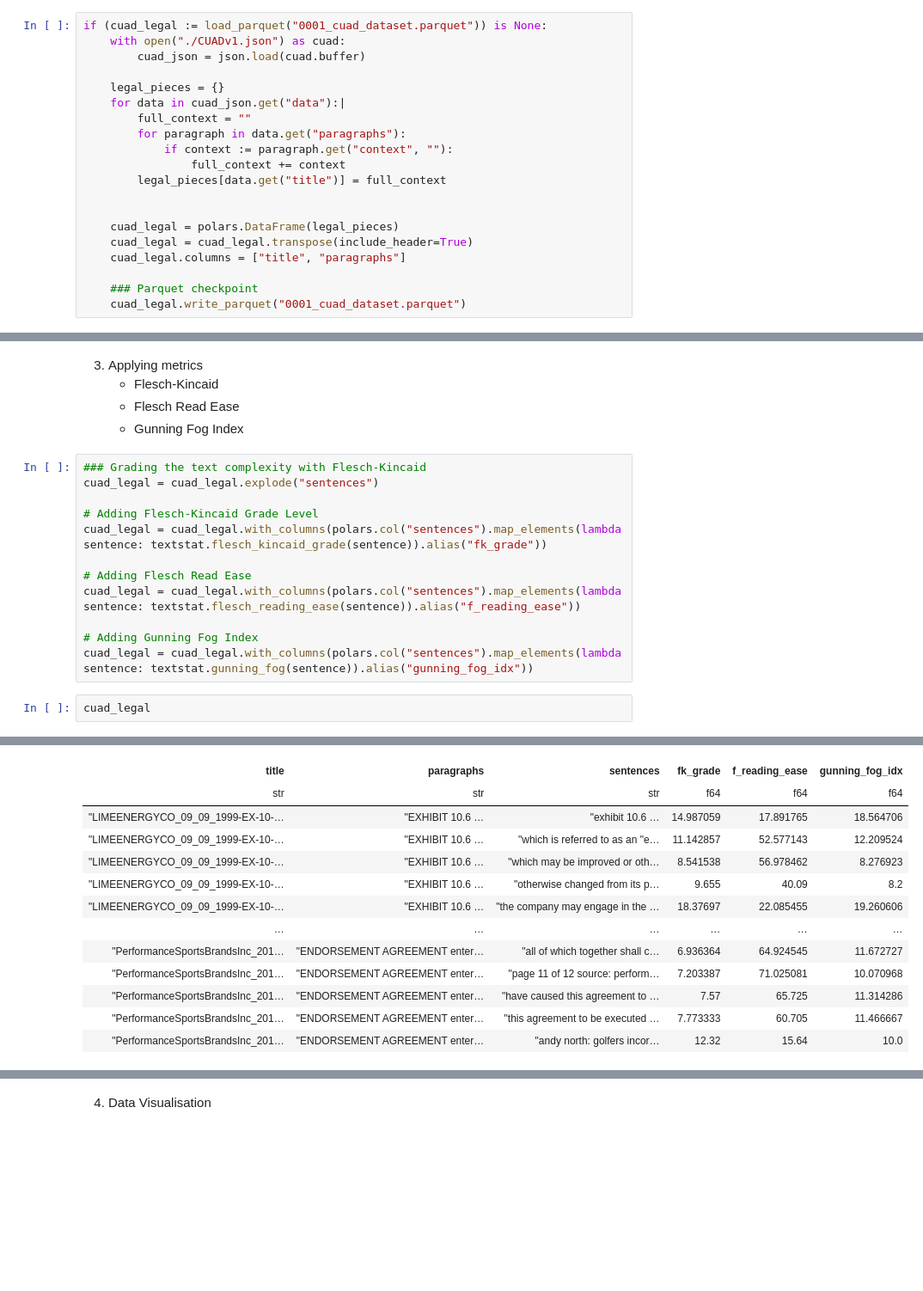
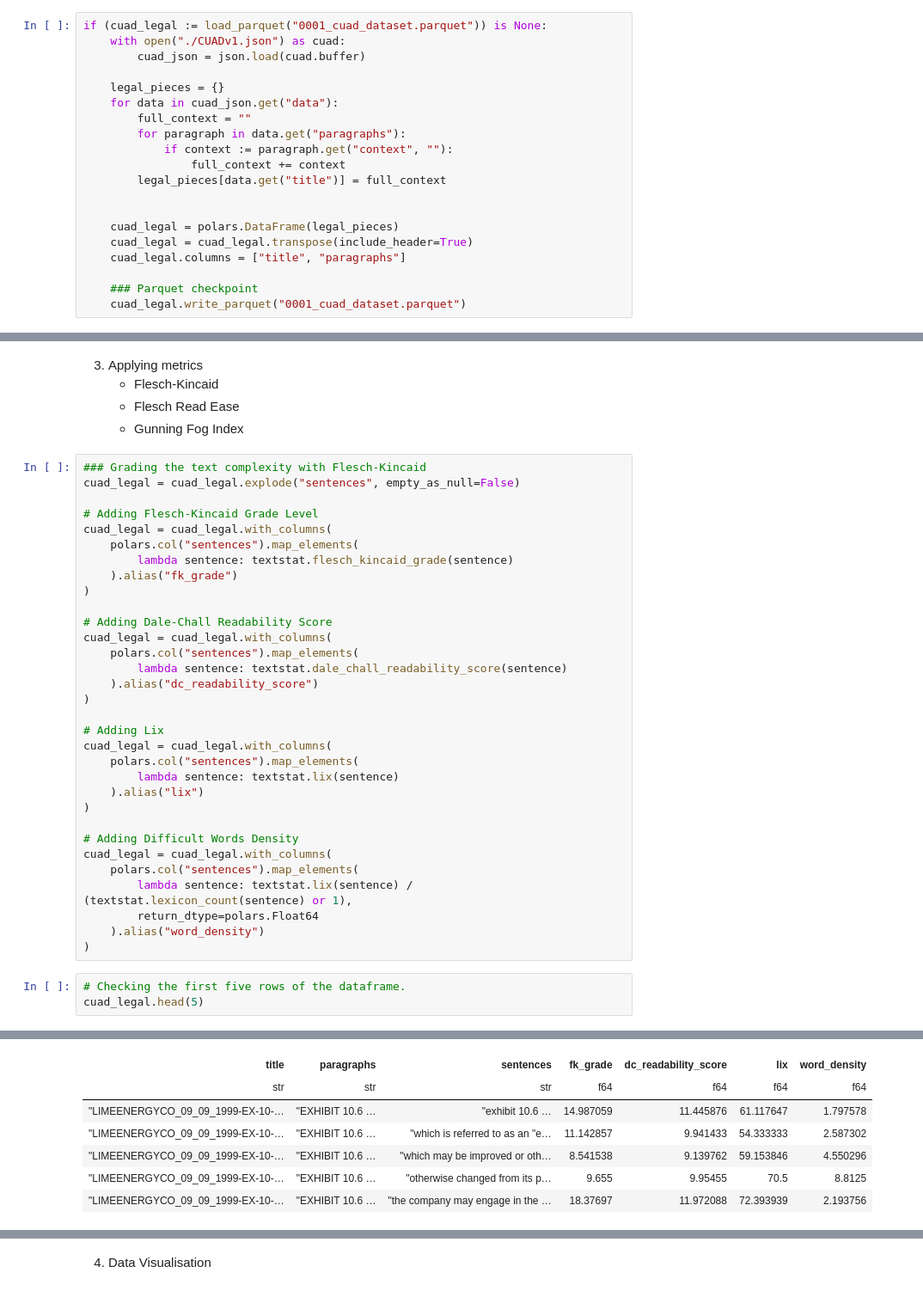
Before and after one commit to danilopsss/uol_capstone_project, a Jupyter notebook: CUAD/cuad.ipynb, the cells around one changed output, grey strips where cells are left out. Shown at 86% size. Cells and saved outputs as stored; diff of their text form; blank space fills up the shorter version.

```diff
--- a/CUAD/cuad.ipynb
+++ b/CUAD/cuad.ipynb
@@ -53,7 +95,7 @@ if (cuad_legal := load_parquet("0001_cuad_dataset.parquet")) is None:
         cuad_json = json.load(cuad.buffer)
 
     legal_pieces = {}
-    for data in cuad_json.get("data"):|
+    for data in cuad_json.get("data"):
         full_context = ""
         for paragraph in data.get("paragraphs"):
             if context := paragraph.get("context", ""):
@@ -133,16 +156,37 @@ This error occurred in the following expression:
     - Gunning Fog Index
 # %%
 ### Grading the text complexity with Flesch-Kincaid
-cuad_legal = cuad_legal.explode("sentences")
+cuad_legal = cuad_legal.explode("sentences", empty_as_null=False)
 
 # Adding Flesch-Kincaid Grade Level
-cuad_legal = cuad_legal.with_columns(polars.col("sentences").map_elements(lambda sentence: textstat.flesch_kincaid_grade(sentence)).alias("fk_grade"))
+cuad_legal = cuad_legal.with_columns(
+    polars.col("sentences").map_elements(
+        lambda sentence: textstat.flesch_kincaid_grade(sentence)
+    ).alias("fk_grade")
+)
 
-# Adding Flesch Read Ease
-cuad_legal = cuad_legal.with_columns(polars.col("sentences").map_elements(lambda sentence: textstat.flesch_reading_ease(sentence)).alias("f_reading_ease"))
+# Adding Dale-Chall Readability Score
+cuad_legal = cuad_legal.with_columns(
+    polars.col("sentences").map_elements(
+        lambda sentence: textstat.dale_chall_readability_score(sentence)
+    ).alias("dc_readability_score")
+)
 
-# Adding Gunning Fog Index
-cuad_legal = cuad_legal.with_columns(polars.col("sentences").map_elements(lambda sentence: textstat.gunning_fog(sentence)).alias("gunning_fog_idx"))
+# Adding Lix
+cuad_legal = cuad_legal.with_columns(
+    polars.col("sentences").map_elements(
+        lambda sentence: textstat.lix(sentence)
+    ).alias("lix")
+)
+
+# Adding Difficult Words Density
+cuad_legal = cuad_legal.with_columns(
+    polars.col("sentences").map_elements(
+        lambda sentence: textstat.lix(sentence) / (textstat.lexicon_count(sentence) or 1),
+        return_dtype=polars.Float64
+    ).alias("word_density")
+)
 # %%
-cuad_legal
+# Checking the first five rows of the dataframe.
+cuad_legal.head(5)
 # %% [output]
@@ -150,13 +194,7 @@ shape: (255_105, 6)
-| title | paragraphs | sentences | fk_grade | f_reading_ease | gunning_fog_idx |
-| str | str | str | f64 | f64 | f64 |
-| "LIMEENERGYCO_09_09_1999-EX-10-… | "EXHIBIT 10.6 … | "exhibit 10.6 … | 14.987059 | 17.891765 | 18.564706 |
-| "LIMEENERGYCO_09_09_1999-EX-10-… | "EXHIBIT 10.6 … | "which is referred to as an "e… | 11.142857 | 52.577143 | 12.209524 |
-| "LIMEENERGYCO_09_09_1999-EX-10-… | "EXHIBIT 10.6 … | "which may be improved or oth… | 8.541538 | 56.978462 | 8.276923 |
-| "LIMEENERGYCO_09_09_1999-EX-10-… | "EXHIBIT 10.6 … | "otherwise changed from its p… | 9.655 | 40.09 | 8.2 |
-| "LIMEENERGYCO_09_09_1999-EX-10-… | "EXHIBIT 10.6 … | "the company may engage in the … | 18.37697 | 22.085455 | 19.260606 |
-| … | … | … | … | … | … |
-| "PerformanceSportsBrandsInc_201… | "ENDORSEMENT AGREEMENT enter… | "all of which together shall c… | 6.936364 | 64.924545 | 11.672727 |
-| "PerformanceSportsBrandsInc_201… | "ENDORSEMENT AGREEMENT enter… | "page 11 of 12 source: perform… | 7.203387 | 71.025081 | 10.070968 |
-| "PerformanceSportsBrandsInc_201… | "ENDORSEMENT AGREEMENT enter… | "have caused this agreement to … | 7.57 | 65.725 | 11.314286 |
-| "PerformanceSportsBrandsInc_201… | "ENDORSEMENT AGREEMENT enter… | "this agreement to be executed … | 7.773333 | 60.705 | 11.466667 |
-| "PerformanceSportsBrandsInc_201… | "ENDORSEMENT AGREEMENT enter… | "andy north: golfers incor… | 12.32 | 15.64 | 10.0 |
+| title | paragraphs | sentences | fk_grade | dc_readability_score | lix | word_density |
+| str | str | str | f64 | f64 | f64 | f64 |
+| "LIMEENERGYCO_09_09_1999-EX-10-… | "EXHIBIT 10.6 … | "exhibit 10.6 … | 14.987059 | 11.445876 | 61.117647 | 1.797578 |
+| "LIMEENERGYCO_09_09_1999-EX-10-… | "EXHIBIT 10.6 … | "which is referred to as an "e… | 11.142857 | 9.941433 | 54.333333 | 2.587302 |
+| "LIMEENERGYCO_09_09_1999-EX-10-… | "EXHIBIT 10.6 … | "which may be improved or oth… | 8.541538 | 9.139762 | 59.153846 | 4.550296 |
+| "LIMEENERGYCO_09_09_1999-EX-10-… | "EXHIBIT 10.6 … | "otherwise changed from its p… | 9.655 | 9.95455 | 70.5 | 8.8125 |
+| "LIMEENERGYCO_09_09_1999-EX-10-… | "EXHIBIT 10.6 … | "the company may engage in the … | 18.37697 | 11.972088 | 72.393939 | 2.193756 |
```
Also changed, not shown: parts of 14 cells of this notebook, 21 other files.
